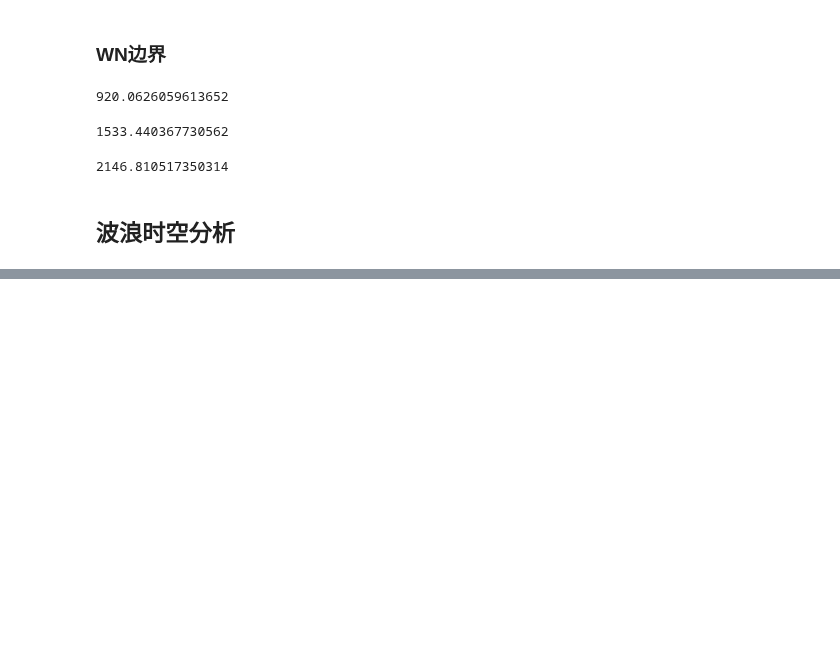
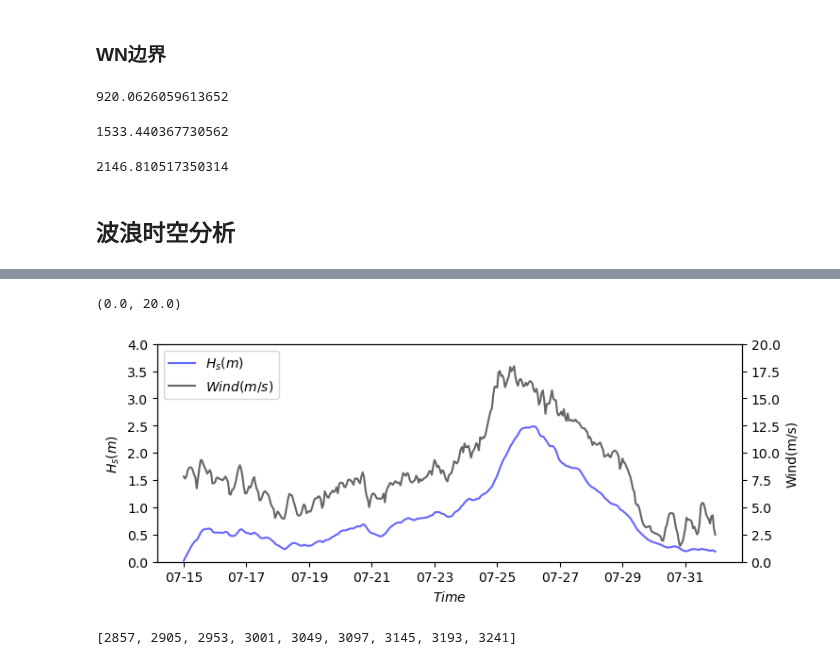
Before and after one commit to jackyvava/CodeWaveVegetation, a Jupyter notebook: code.ipynb, the cells around one changed output, grey strips where cells are left out. Cells and saved outputs as stored; diff of their text form; code cells hidden in the pictures; blank space fills up the shorter version.

```diff
--- a/code.ipynb
+++ b/code.ipynb
@@ -2324,0 +2342,3 @@ haversine(32.062452,121.762488,32.04808375,121.7472723)
+# %%
+data = pd.read_csv("论文数据/第五章/波浪时空分析/points2.csv")
+data
@@ -2324,0 +2488,34 @@ haversine(32.062452,121.762488,32.04808375,121.7472723)
+# %%
+# plt.figure(num=6,figsize = (1,3), facecolor=None)
+fig,ax1 = plt.subplots(figsize = (8,3))
+ax2 = ax1.twinx()           # 做镜像处理
+ax1.plot(Time8,Hs8,color = 'b',label = '$H_s(m)$', alpha=0.6)
+ax2.plot(Time8,wind8,color = 'k',label = '$Wind(m/s)$',alpha=0.6)
+
+ax1.set_xlabel('$Time$')    #设置x轴标题
+ax1.set_ylabel('$H_s(m)$',color = 'k')   #设置Y1轴标题
+ax2.set_ylabel('Wind(m/s)',color = 'k')
+
+lines, labels = ax1.get_legend_handles_labels()
+lines2, labels2 = ax2.get_legend_handles_labels()
+ax2.legend(lines + lines2, labels + labels2, loc='upper left')
+
+# plt.xticks([2857,2857+24*1,2857+24*2,],)
+x_ticks = [2857 + 48 * i for i in range(9)]  # 18 个刻度，每 24 个数据点为一个月
+
+# 手动设置 X 轴刻度标签
+x_labels = ['07-15',  '07-17',  '07-19','07-21',  '07-23', '07-25',  '07-27',  '07-29','07-31' ]
+
+ax1.set_xticks(x_ticks)
+ax1.set_xticklabels(x_labels, rotation=0, )
+
+  # 设置X轴范围为数据的起始和结束日期
+ax1.set_ylim(0, 4)
+ax2.set_ylim(0, 20)
+# %% [output]
+(0.0, 20.0)
+[figure, added]
+# %%
+x_ticks
+# %% [output]
+[2857, 2905, 2953, 3001, 3049, 3097, 3145, 3193, 3241]
```
Also changed, not shown: parts of 36 cells of this notebook, 2 other files.
